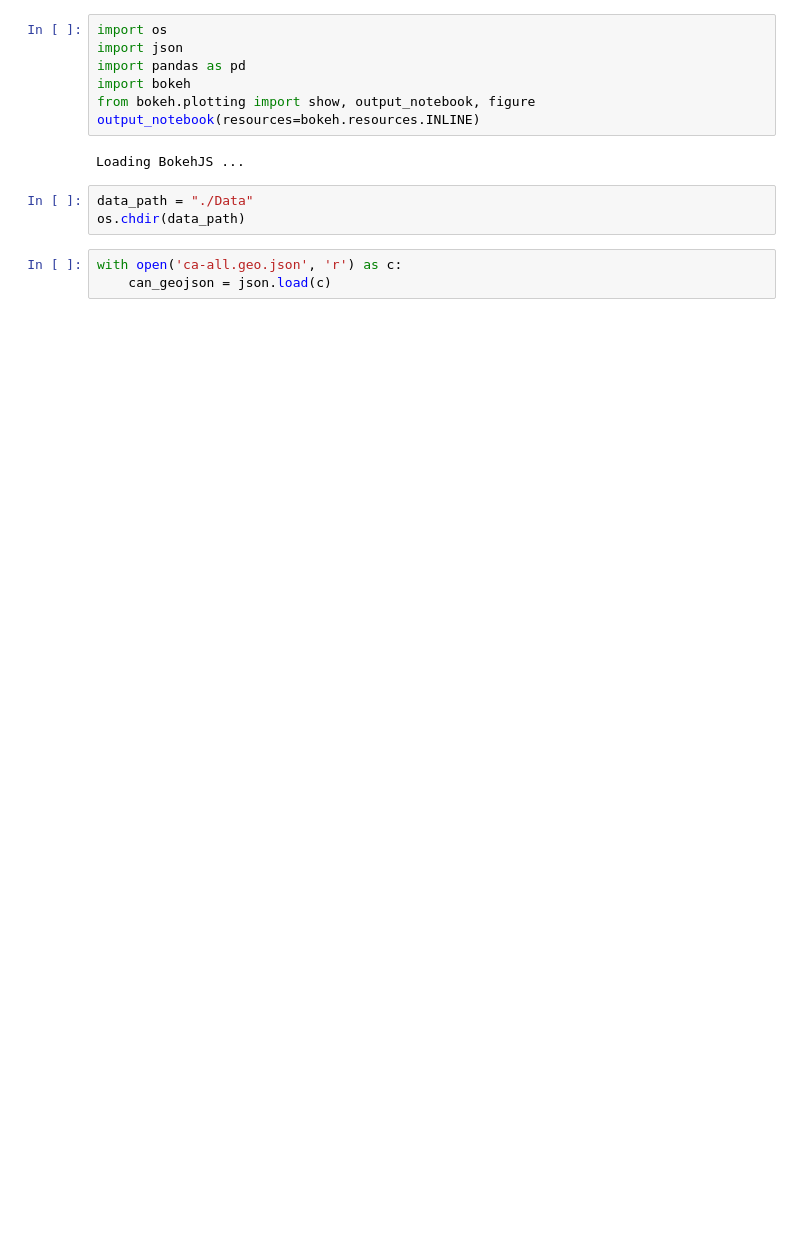
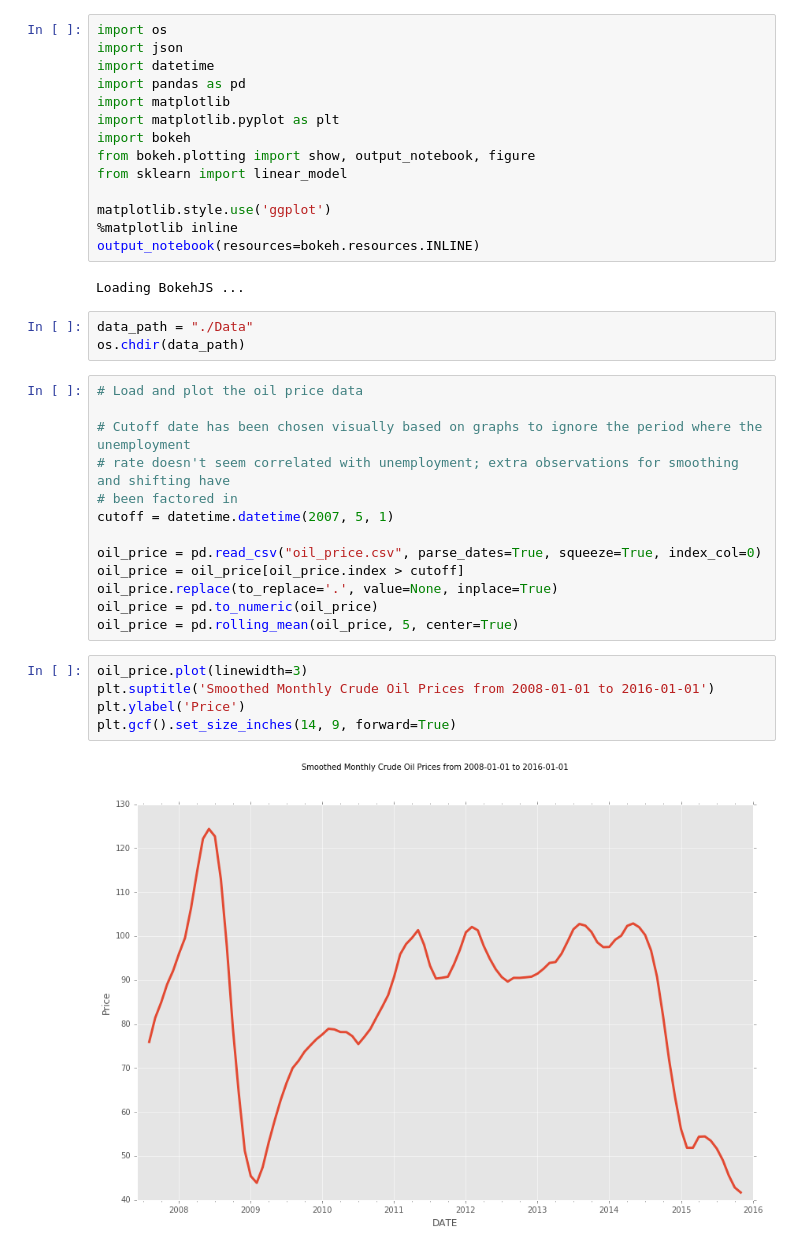
Before and after one commit to moormaan/TorontoMachineLearningBookClub, a Jupyter notebook: Matija/nb003_CanadaMap.ipynb, the cells around one changed output. Drawn from its saved outputs; the diff is of its cells as text; blank space fills up the shorter version.

Commit message:
Loaded and cleaned Canada-wide unemployment data and oil price data in the final notebook.

```diff
--- a/Matija/nb003_CanadaMap.ipynb
+++ b/Matija/nb003_CanadaMap.ipynb
@@ -1,15 +1,39 @@
 # %%
 import os
 import json
+import datetime
 import pandas as pd
+import matplotlib
+import matplotlib.pyplot as plt
 import bokeh
 from bokeh.plotting import show, output_notebook, figure
+from sklearn import linear_model
+
+matplotlib.style.use('ggplot')
+%matplotlib inline
 output_notebook(resources=bokeh.resources.INLINE)
 # %% [output]
 Loading BokehJS ...
 # %%
 data_path = "./Data"
 os.chdir(data_path)
-# %%
-with open('ca-all.geo.json', 'r') as c:
-    can_geojson = json.load(c)
+# %%
+# Load and plot the oil price data
+
+# Cutoff date has been chosen visually based on graphs to ignore the period where the unemployment
+# rate doesn't seem correlated with unemployment; extra observations for smoothing and shifting have
+# been factored in
+cutoff = datetime.datetime(2007, 5, 1)
+
+oil_price = pd.read_csv("oil_price.csv", parse_dates=True, squeeze=True, index_col=0)
+oil_price = oil_price[oil_price.index > cutoff]
+oil_price.replace(to_replace='.', value=None, inplace=True)
+oil_price = pd.to_numeric(oil_price)
+oil_price = pd.rolling_mean(oil_price, 5, center=True)
+# %%
+oil_price.plot(linewidth=3)
+plt.suptitle('Smoothed Monthly Crude Oil Prices from 2008-01-01 to 2016-01-01')
+plt.ylabel('Price')
+plt.gcf().set_size_inches(14, 9, forward=True)
+# %% [output]
+[figure, added]
```
Also changed, not shown: parts of 5 cells of this notebook.
